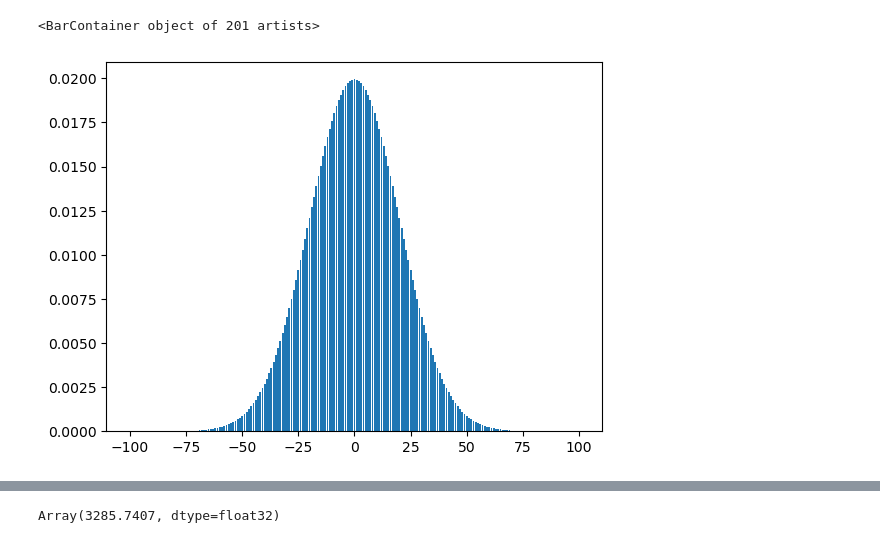
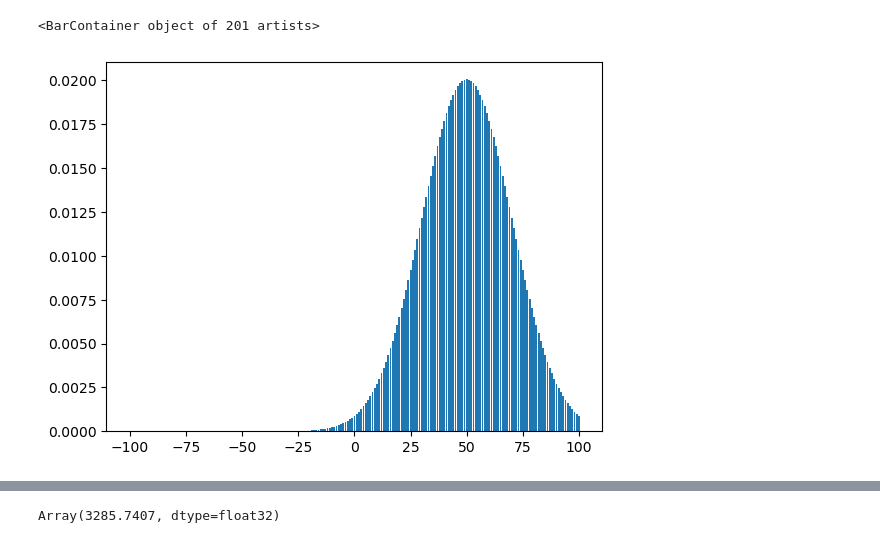
Before and after one commit to jacobe90/birdflow-bilevel, a Jupyter notebook: dev-notebooks/ott-jax-toy-example.ipynb, the cells around one changed output, grey strips where cells are left out. Saved outputs shown, nothing was run; the diff lists cells and outputs as text; code cells hidden in the pictures.

```diff
--- a/dev-notebooks/ott-jax-toy-example.ipynb
+++ b/dev-notebooks/ott-jax-toy-example.ipynb
@@ -11,14 +11,14 @@ import functools
 # %%
 # initialize a gaussian kernel, mu_true, on domain X
 size = 100
 sigma = 20
 X = jnp.arange(-size, size + 1, 1).astype(float)
-mu_true = jnp.exp(-((X)**2) / (2 * sigma**2)) # gaussian kernel (sigma = 1, center = 0)
+mu_true = jnp.exp(-((X-50)**2) / (2 * sigma**2)) # gaussian kernel (sigma = 1, center = 0)
 mu_true /= jnp.sum(mu_true)
 plt.bar(X, mu_true)
 # %% [output]
 <BarContainer object of 201 artists>
-[figure, old version]
+[figure, new version]
 # %%
 solve_fn = jax.jit(linear.solve)
 
```
Also changed, not shown: parts of 5 cells of this notebook, 1 other file.
